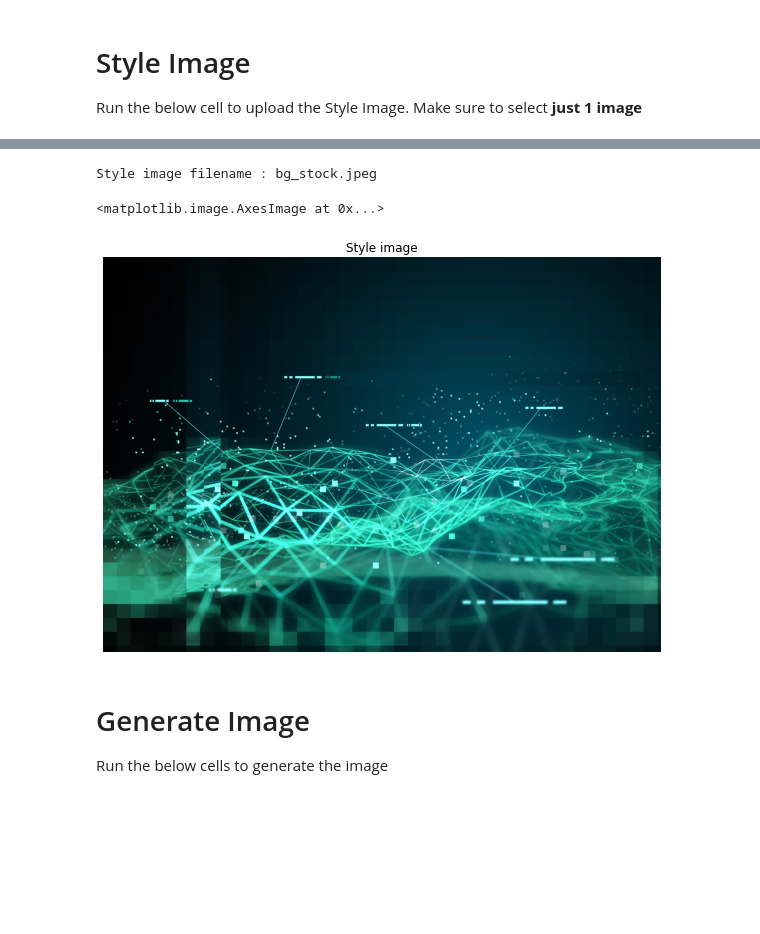
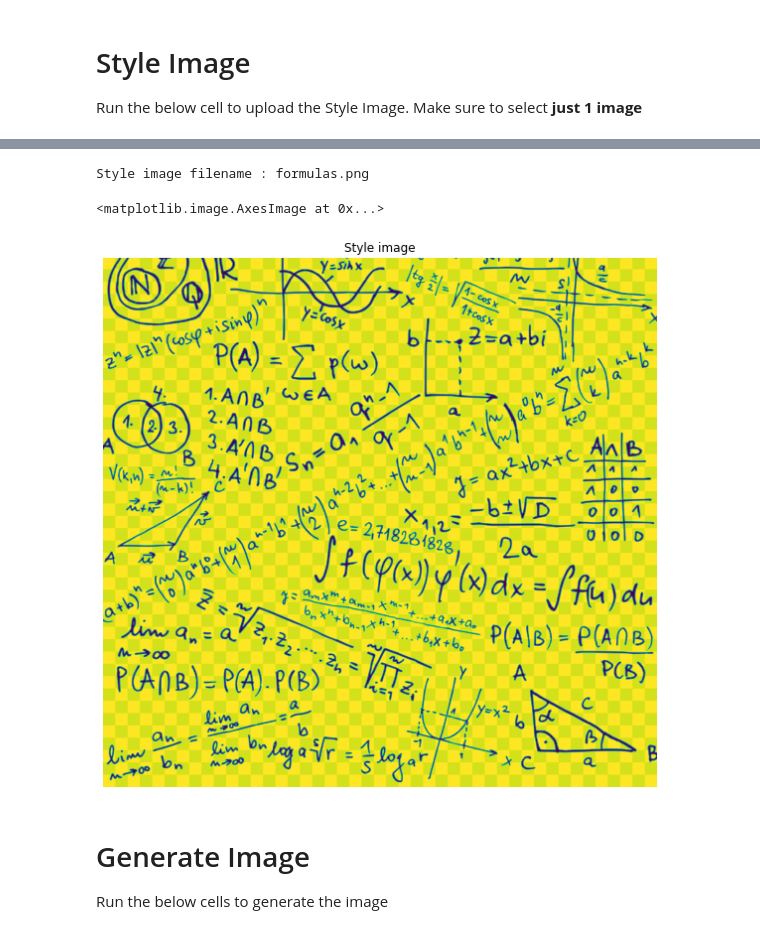
Before and after one commit to dedkoster/DS_ML, a Jupyter notebook: NeuralStyleTransfer.ipynb, the cells around one changed output, grey strips where cells are left out. Saved outputs shown, nothing was run; the diff lists cells and outputs as text; code cells hidden in the pictures; blank space fills up the shorter version.

Commit message:
Fix generating images

```diff
--- a/NeuralStyleTransfer.ipynb
+++ b/NeuralStyleTransfer.ipynb
@@ -100,7 +96,10 @@ Content image filename : newAva.png
 import matplotlib.pyplot as plt
 
 fig = plt.figure(figsize=(10, 10))
-img = plt.imread(CONTENT_IMAGE_FN)
+try:
+  img = plt.imread(CONTENT_IMAGE_FN)
+except:
+  img = plt.imread(CONTENT_IMAGE_FN, 0)
 plt.axis('off')
 plt.title('Content image')
 plt.imshow(img)
@@ -119,6 +118,4 @@ Saving 1302079-formula-mathematics-euclidean-vector-mathematical-formula-math-pn
 # %%
-style_img = ["bg_stock.jpeg"]
-
 STYLE_IMAGE_FN = list(style_img)[0]
 STYLE_IMAGE_FN_temp = STYLE_IMAGE_FN.strip().replace(" ", "_")
 
@@ -128,16 +125,19 @@ if STYLE_IMAGE_FN != STYLE_IMAGE_FN_temp:
 
 print("Style image filename :", STYLE_IMAGE_FN)
 # %% [output]
-Style image filename : bg_stock.jpeg
+Style image filename : formulas.png
 # %%
 fig = plt.figure(figsize=(10, 10))
-img = plt.imread(STYLE_IMAGE_FN)
+try:
+  img = plt.imread(STYLE_IMAGE_FN)
+except:
+  img = plt.imread(STYLE_IMAGE_FN, 0)
 plt.axis('off')
 plt.title('Style image')
 plt.imshow(img)
 # %% [output]
 <matplotlib.image.AxesImage at 0x...>
-[figure, old version]
+[figure, new version]
 # %% [markdown]
 # Generate Image
 
```
Also changed, not shown: parts of 12 cells of this notebook.
